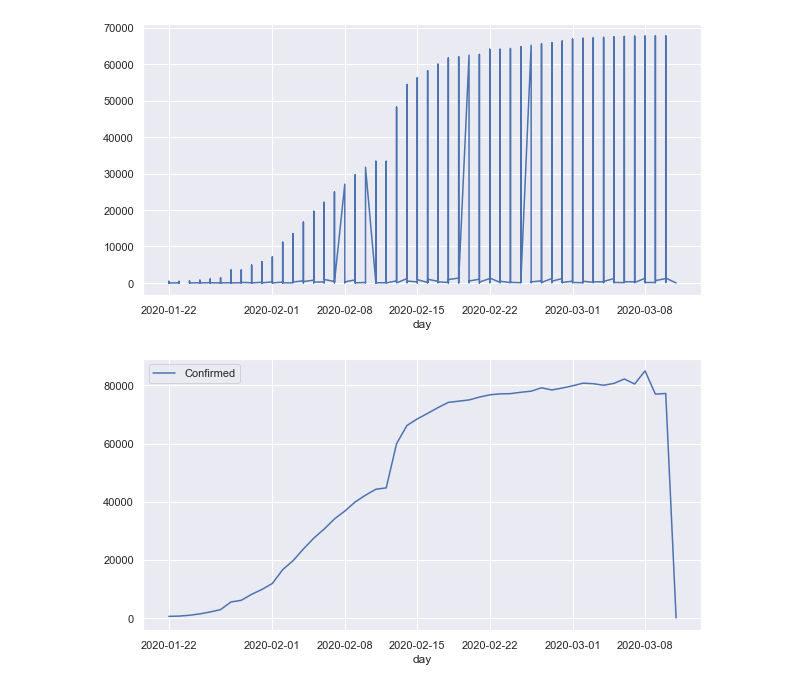
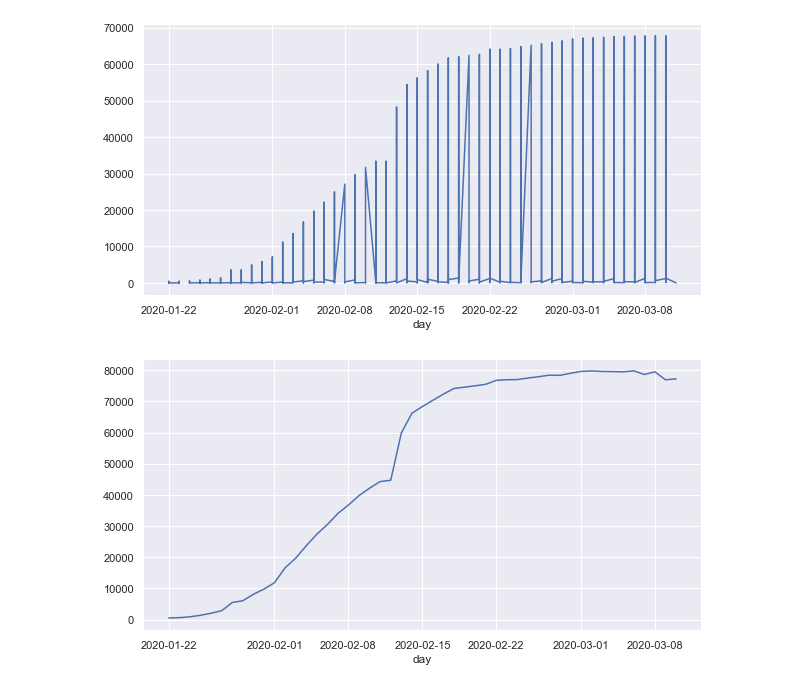
Before and after one commit to djibybalde/covid19, a Jupyter notebook: notebooks/visualisation_epidemie.ipynb, the cells around one changed output. Cells and saved outputs as stored; diff of their text form; code cells hidden in the pictures.

```diff
--- a/notebooks/visualisation_epidemie.ipynb
+++ b/notebooks/visualisation_epidemie.ipynb
@@ -97,11 +84,11 @@ epidemie_df[epidemie_df['Country/Region'] == 'France'].head()
 | 321 | NaN | France | 2020-02-15 20:53:02 | 12.0 | 1.0 | 4.0 | 47.0 | 2.0 | ... |
 | 361 | NaN | France | 2020-03-10 18:53:02 | 1784.0 | 33.0 | 12.0 | 47.0 | 2.0 | ... |
 # %%
-france_df = (epidemie_df[epidemie_df['Country/Region'] == 'France']
-             .drop_duplicates(subset=['Province/State','day'])
-             .groupby(by=['Country/Region', 'day'])
-             .agg({'Confirmed':'sum', 'Deaths':'sum','Recovered':'sum'})
-             .reset_index()
-            )
+def country_df(country):
 
-france_df.head()
+    df = (epidemie_df[epidemie_df['Country/Region'] == country]
+          .drop_duplicates(subset=['Province/State','day','Latitude','Longitude'])
+          .groupby(by=['Country/Region', 'day'])
+          .agg({'Confirmed':'sum', 'Deaths':'sum','Recovered':'sum'})
+          .reset_index())
+    return df
@@ -125,9 +112,7 @@ epidemie_df[epidemie_df['Country/Region'] == 'Mainland China'].set_index('day')[
 # %% [output]
 [figure]
 # %%
-(epidemie_df[epidemie_df['Country/Region'] == 'Mainland China']
- .groupby('day')
- .agg({'Confirmed': 'sum'})
-).plot(figsize=(10, 5));
+china_df = country_df('Mainland China')
+china_df.iloc[:-1,:].set_index('day')['Confirmed'].plot(figsize=(10, 5));
 # %% [output]
-[figure, old version]
+[figure, new version]
```
Also changed, not shown: parts of 32 cells of this notebook, 7 other files.
